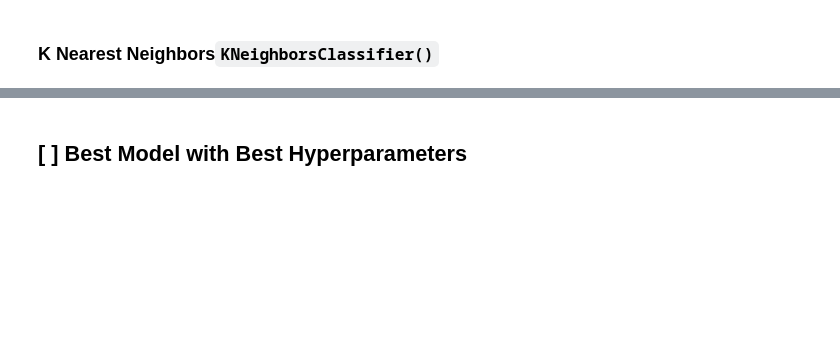
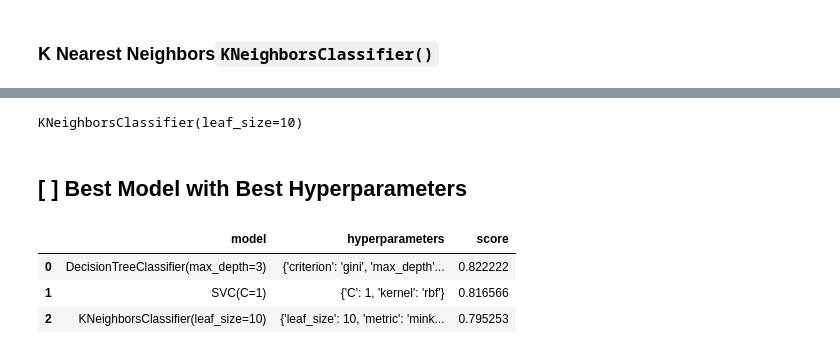
Before and after one commit to Axxst/resolving-machine-learning-python, a Jupyter notebook: 04_Overfitting & Hyperparameter Tuning with Cross Validation/04B_cross-validation_session_blank.ipynb, the cells around one changed output, grey strips where cells are left out. Cells and saved outputs as stored; diff of their text form; code cells hidden in the pictures; blank space fills up the shorter version.

```diff
--- a/04_Overfitting & Hyperparameter Tuning with Cross Validation/04B_cross-validation_session_blank.ipynb
+++ b/04_Overfitting & Hyperparameter Tuning with Cross Validation/04B_cross-validation_session_blank.ipynb
@@ -214,0 +288,4 @@ Now let's try to find the best hyperparameter configuration of other models, whi
+# %%
+cv_kn = GridSearchCV(estimator=model_kn, param_grid=param_grid_kn, verbose=2)
+# %%
+cv_kn.fit(X=X_train_scaled, y=y_train)
@@ -215,4 +315,35 @@ Now let's try to find the best hyperparameter configuration of other models, whi
+# %%
+cv_kn.best_estimator_
+# %% [output]
+KNeighborsClassifier(leaf_size=10)
 # %% [markdown]
 ## [ ] Best Model with Best Hyperparameters
+# %%
+dic_results={
+    'model':[
+            cv_dt.best_estimator_,
+            cv_sv.best_estimator_,
+            cv_kn.best_estimator_
+    ],
+    'hyperparameters':[
+            cv_dt.best_params_,
+            cv_sv.best_params_,
+            cv_kn.best_params_
+    ],
+    'score':[
+            cv_dt.score(X_test, y=y_test),
+            cv_sv.score(X_test_scaled, y=y_test),
+            cv_kn.score(X_test_scaled, y=y_test)
+    ]
+}
+# %%
+df_res = pd.DataFrame(dic_results)
+# %%
+df_res.style.background_gradient()
+# %% [output]
+|  | model | hyperparameters | score |
+| 0 | DecisionTreeClassifier(max_depth=3) | {'criterion': 'gini', 'max_depth'... | 0.822222 |
+| 1 | SVC(C=1) | {'C': 1, 'kernel': 'rbf'} | 0.816566 |
+| 2 | KNeighborsClassifier(leaf_size=10) | {'leaf_size': 10, 'metric': 'mink... | 0.795253 |
 # %% [markdown]
 <a rel="license" href="http://creativecommons.org/licenses/by-nc-nd/4.0/"><img alt="Creative Commons License" style="border-width:0" src="https://i.creativecommons.org/l/by-nc-nd/4.0/88x31.png" /></a><br />This work is licensed under a <a rel="license" href="http://creativecommons.org/licenses/by-nc-nd/4.0/">Creative Commons Attribution-NonCommercial-NoDerivatives 4.0 International License</a>.
```
Also changed, not shown: parts of 23 cells of this notebook, 1 other file.
